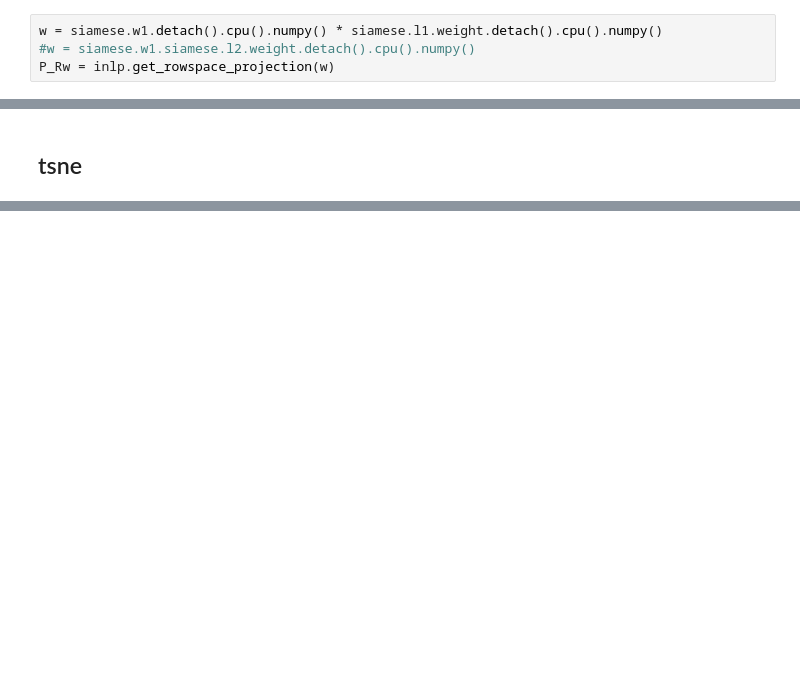
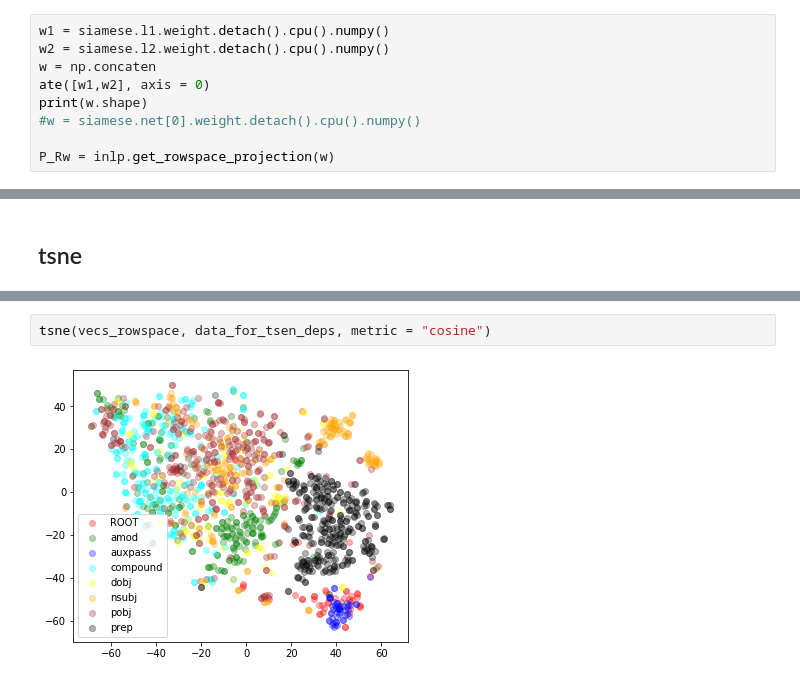
Before and after one commit to Shaul1321/INLP-dim-reduction, a Jupyter notebook: src/inlp-dim-reduction-syntax.ipynb, the cells around one changed output, grey strips where cells are left out. Cells and saved outputs as stored; diff of their text form; blank space fills up the shorter version.

```diff
--- a/src/inlp-dim-reduction-syntax.ipynb
+++ b/src/inlp-dim-reduction-syntax.ipynb
@@ -720,4 +728,9 @@ INFO:root:      Name               Type Params
 # %%
-w = siamese.w1.detach().cpu().numpy() * siamese.l1.weight.detach().cpu().numpy()
-#w = siamese.w1.siamese.l2.weight.detach().cpu().numpy()
+w1 = siamese.l1.weight.detach().cpu().numpy()
+w2 = siamese.l2.weight.detach().cpu().numpy()
+w = np.concaten
+ate([w1,w2], axis = 0)
+print(w.shape)
+#w = siamese.net[0].weight.detach().cpu().numpy()
+
 P_Rw = inlp.get_rowspace_projection(w)
@@ -753 +789,5 @@ tsne(vecs_rowspace, data_for_tsen_deps)
+# %%
+tsne(vecs_rowspace, data_for_tsen_deps, metric = "cosine")
+# %% [output]
+[figure, added]
 # %%
```
Also changed, not shown: parts of 13 cells of this notebook.
